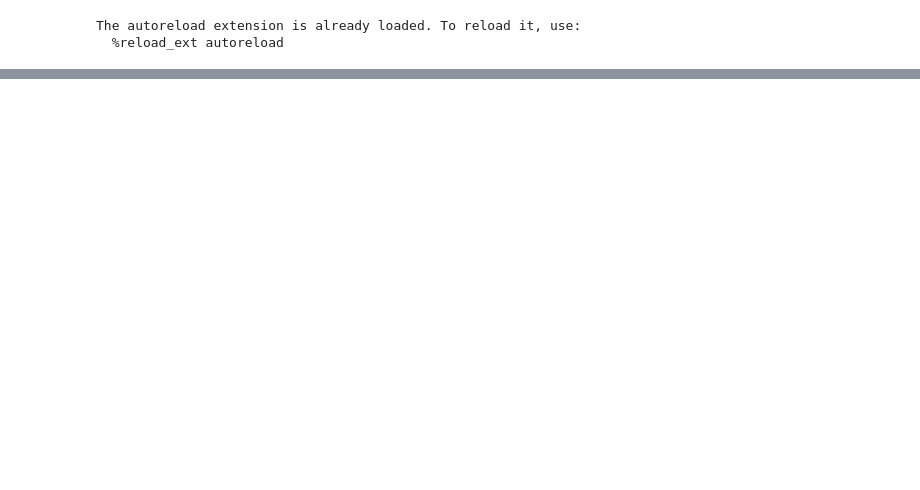
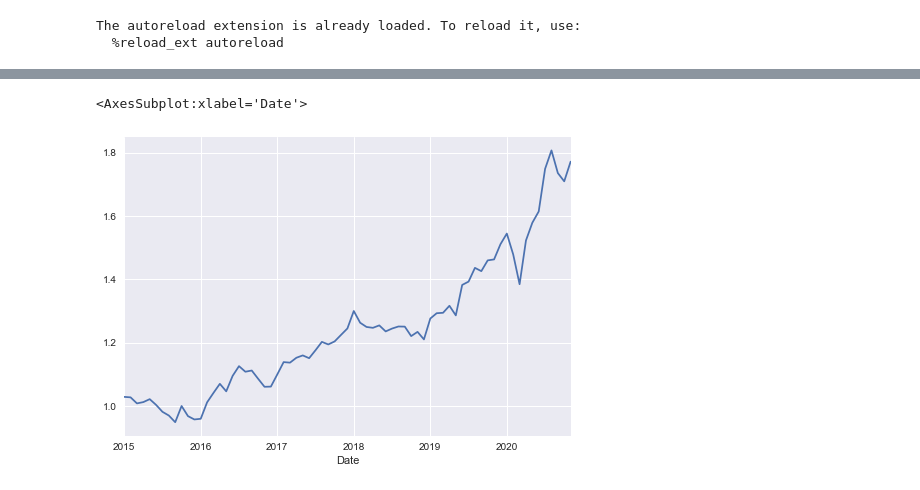
Before and after one commit to Ashrit-K/PyPortfolio, a Jupyter notebook: test_oop_drawdown.ipynb, the cells around one changed output, grey strips where cells are left out. Drawn from its saved outputs; the diff is of its cells as text; code cells hidden in the pictures; blank space fills up the shorter version.

```diff
--- a/test_oop_drawdown.ipynb
+++ b/test_oop_drawdown.ipynb
@@ -73,0 +72,6 @@ NameError: name 'portfolio_volatility' is not defined
+# %%
+bar = foo.portfolio_return.get_return_series()['2015':]
+dollar_index(bar).plot()
+# %% [output]
+<AxesSubplot:xlabel='Date'>
+[figure, added]
```
Also changed, not shown: parts of 11 cells of this notebook.
